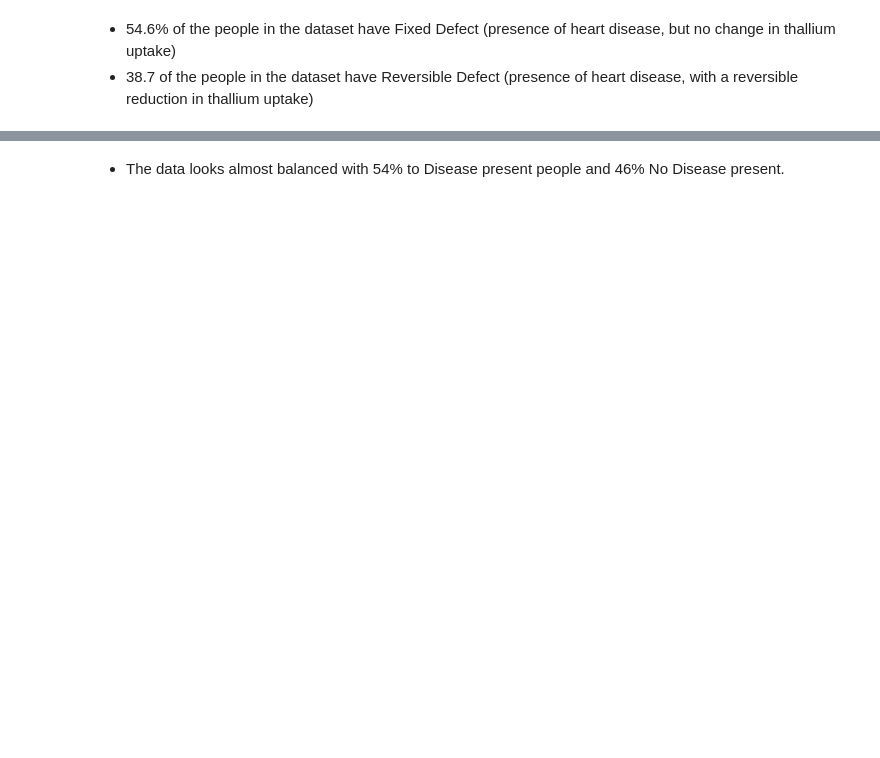
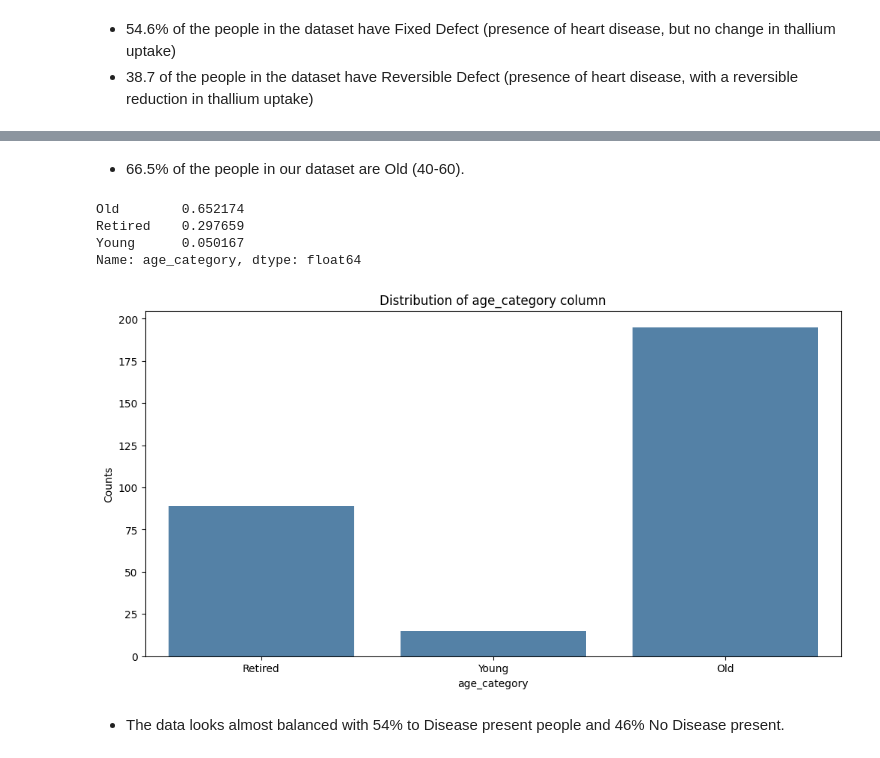
Before and after one commit to alaalmy-ahmed/Heart-Diseases-Analysis, a Jupyter notebook: Visual Analysis.ipynb, the cells around one changed output, grey strips where cells are left out. Cells and saved outputs as stored; diff of their text form; code cells hidden in the pictures; blank space fills up the shorter version.

```diff
--- a/Visual Analysis.ipynb
+++ b/Visual Analysis.ipynb
@@ -288,3 +316,13 @@ Name: thalassemia, dtype: float64
+# %% [markdown]
+- 66.5% of the people in our dataset are Old (40-60).
+# %%
+plot_distribution('age_category')
+# %% [output]
+Old        0.652174
+Retired    0.297659
+Young      0.050167
+Name: age_category, dtype: float64
+[figure, added]
 # %% [markdown]
 - The data looks almost balanced with 54% to Disease present people and 46% No Disease present.
 # %%
```
Also changed, not shown: parts of 35 cells of this notebook, 43 other files.
